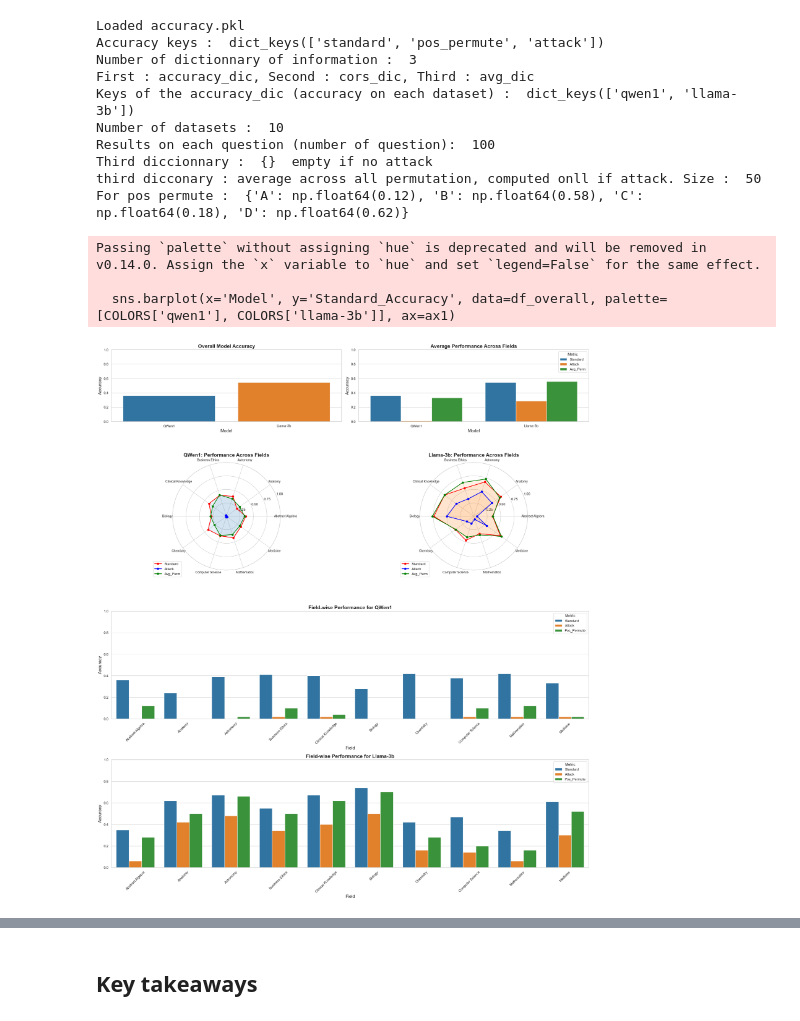
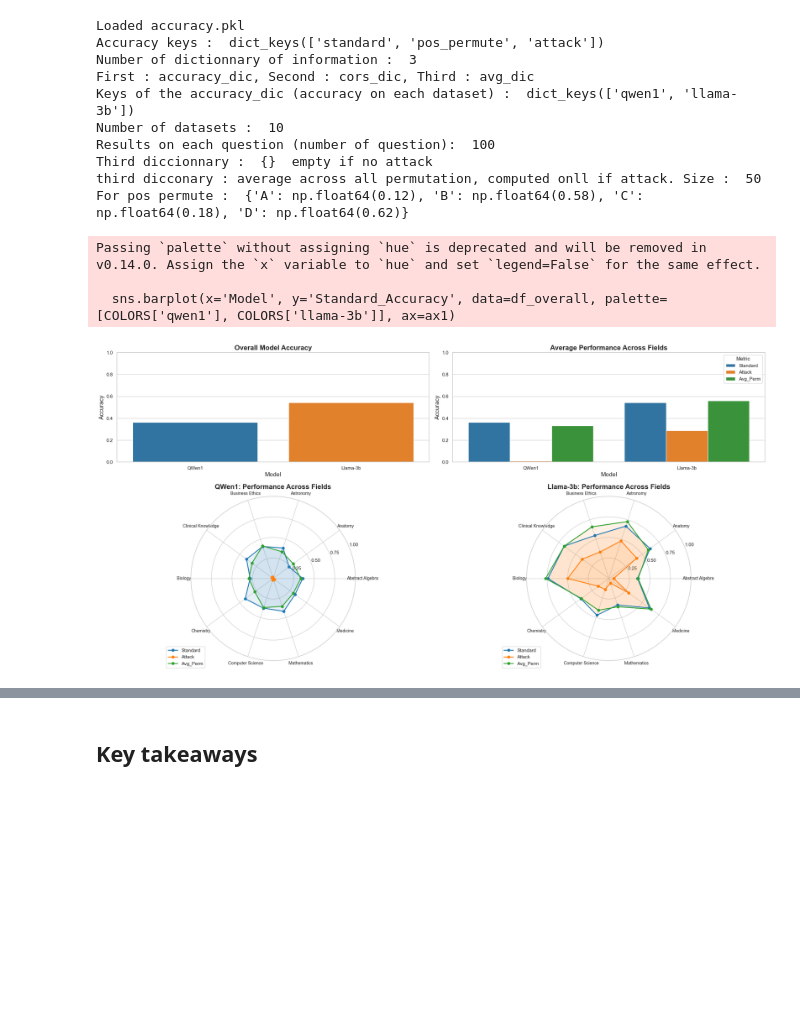
Before and after one commit to Edarfix/FoolyourVLLMs, a Jupyter notebook: analysis.ipynb, the cells around one changed output, grey strips where cells are left out. Drawn from its saved outputs; the diff is of its cells as text; code cells hidden in the pictures; blank space fills up the shorter version.

Commit message:
Updating the notbook with the new images and deleting the old ones TODO : Add explications

```diff
--- a/analysis.ipynb
+++ b/analysis.ipynb
@@ -282,7 +290,7 @@ FIELD_DISPLAY_NAMES = {
     'college_medicine': 'Medicine'
 }
 
-colors= ["red", "blue", "green", "yellow"]
+colors= ['#1f77b4', '#ff7f0e', '#2ca02c']
 
 field_data = []
 for i, field in enumerate(FIELDS):
@@ -412,58 +420,32 @@ def create_enhanced_visualizations():
     # Plot Llama-3b
     for i, values in enumerate(llama_values):
         values += values[:1]
         ax4.plot(angles, values, 'o-', linewidth=2, label=['Standard', 'Attack', 'Avg_Perm'][i], color=colors[i])
         ax4.fill(angles, values, alpha=0.1, color=COLORS['llama-3b'])
 
     # Set labels and styling for both radar charts
     for ax in [ax3, ax4]:
         ax.set_xticks(angles[:-1])
         ax.set_xticklabels(categories, fontsize=10)
         ax.set_yticks([0.25, 0.5, 0.75, 1.0])
         ax.set_yticklabels(['0.25', '0.50', '0.75', '1.00'])
         ax.set_ylim(0, 1)
         ax.legend(loc='upper right', bbox_to_anchor=(0.1, 0.1))
 
     ax3.set_title('QWen1: Performance Across Fields', fontsize=16, fontweight='bold')
     ax4.set_title('Llama-3b: Performance Across Fields', fontsize=16, fontweight='bold')
 
-    # 4. Field-wise Performance Comparison (Side by Side for Standard, Attack, and Pos_Permute)
-    ax5 = fig.add_subplot(gs[2, :])
-    field_performance = pd.DataFrame({
-        'Field': df_fields['Display_Name'].tolist() * 3,
-        'Metric': ['Standard'] * 10 + ['Attack'] * 10 + ['Pos_Permute'] * 10,
-        'QWen1': df_fields['QWen1_Standard_Acc'].tolist() + df_fields['QWen1_Attack_Valid'].tolist() + df_fields['QWen1_Pos_Perm_Acc'].tolist(),
-        'Llama-3b': df_fields['Llama3b_Standard_Acc'].tolist() + df_fields['Llama3b_Attack_Valid'].tolist() + df_fields['Llama3b_Pos_Perm_Acc'].tolist()
-    })
-    field_performance = pd.melt(field_performance, id_vars=['Field', 'Metric'], value_vars=['QWen1', 'Llama-3b'],
-                                var_name='Model', value_name='Accuracy')
-    sns.barplot(x='Field', y='Accuracy', hue='Metric', data=field_performance[field_performance['Model'] == 'QWen1'], palette=['#1f77b4', '#ff7f0e', '#2ca02c'], ax=ax5)
-    ax5.set_title('Field-wise Performance for QWen1', fontsize=16, fontweight='bold')
-    ax5.set_ylim(0, 1)
-    ax5.set_ylabel('Accuracy', fontsize=14)
-    ax5.set_xlabel('Field', fontsize=14)
-    ax5.legend(title='Metric', loc='upper right')
-    plt.xticks(rotation=45)
-
-    ax6 = fig.add_subplot(gs[3, :])
-    sns.barplot(x='Field', y='Accuracy', hue='Metric', data=field_performance[field_performance['Model'] == 'Llama-3b'], palette=['#1f77b4', '#ff7f0e', '#2ca02c'], ax=ax6)
-    ax6.set_title('Field-wise Performance for Llama-3b', fontsize=16, fontweight='bold')
-    ax6.set_ylim(0, 1)
-    ax6.set_ylabel('Accuracy', fontsize=14)
-    ax6.set_xlabel('Field', fontsize=14)
-    ax6.legend(title='Metric', loc='upper right')
-    plt.xticks(rotation=45)
 
     # Adjust layout
     plt.tight_layout()
     return fig
 
 # Generate and save visualizations
 fig = create_enhanced_visualizations()
-plt.savefig('comprehensive_performance_analysis.png', dpi=300, bbox_inches='tight')
+plt.savefig('Images\comprehensive_performance_analysis.png', dpi=300, bbox_inches='tight')
 plt.show()
 # %% [output]
 Passing `palette` without assigning `hue` is deprecated and will be removed in v0.14.0. Assign the `x` variable to `hue` and set `legend=False` for the same effect.
 
   sns.barplot(x='Model', y='Standard_Accuracy', data=df_overall, palette=[COLORS['qwen1'], COLORS['llama-3b']], ax=ax1)
-[figure, old version]
+[figure, new version]
```
Also changed, not shown: parts of 7 cells of this notebook, 19 other files.
